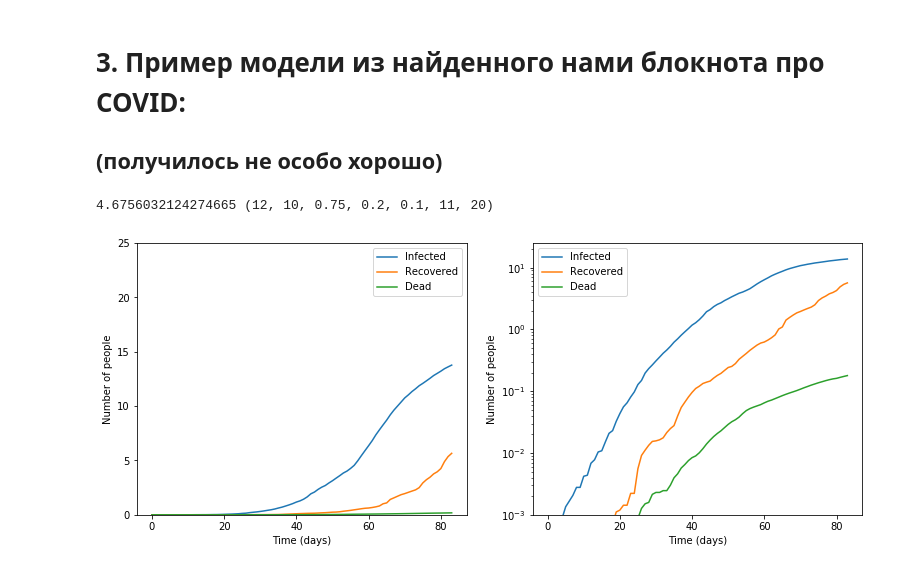
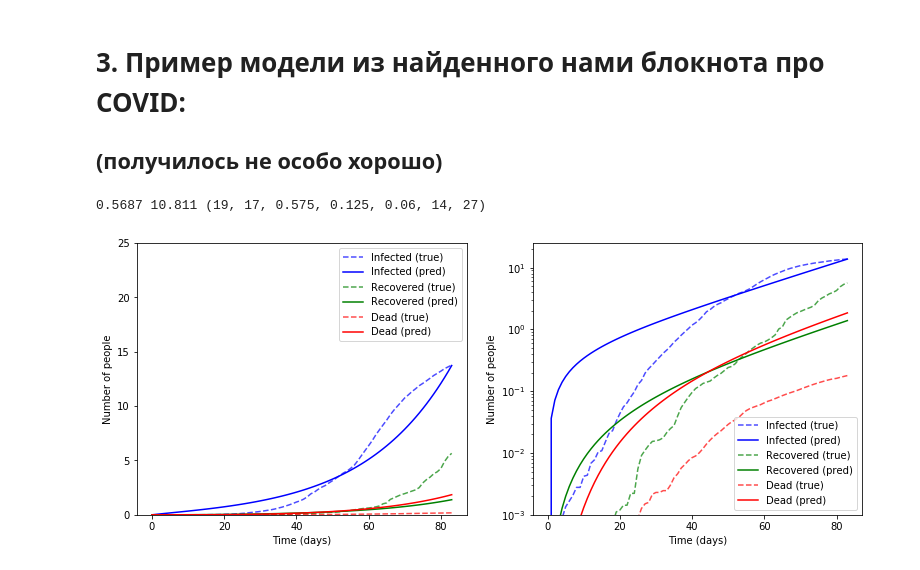
Before and after one commit to apugachev/covid-project, a Jupyter notebook: params_fitter.ipynb, the cells around one changed output. Drawn from its saved outputs; the diff is of its cells as text; code cells hidden in the pictures.

Commit message:
Add train/val split and output both train loss and validation loss; combine true/predicted values on the same plot

```diff
--- a/params_fitter.ipynb
+++ b/params_fitter.ipynb
@@ -265,11 +304,47 @@ true_ird = (
 )
 time_points = np.arange(true_ird[0].shape[0])
 # %%
-loss, best_solution, best_params = fit(func_getter, time_points, params, solution_to_IRD, true_ird)
-print(loss, best_params)
+train_loss, val_loss, best_solution, best_params = fit(
+    func_getter,
+    time_points,
+    params,
+    solution_to_IRD,
+    true_ird,
+    val_samples=0.25,
+)
+print(round(train_loss, 4), round(val_loss, 4), best_params)
 # %% [output]
-4.6756032124274665 (12, 10, 0.75, 0.2, 0.1, 11, 20)
+0.5687 10.811 (19, 17, 0.575, 0.125, 0.06, 14, 27)
+# %%
+# Небольшая функция для быстрой отрисовки графичков, объединяющая реальные данные и смоделированные
+def plot_data_together(time_points, predicted_data, true_data, upper_limit, labels=None):
+    colors = ['b', 'g', 'r', 'y', 'k', 'm']
+    if not labels:
+        labels = ['']*len(true_data)
+    susceptible, infected, recovered = true_data
+
+    plt.figure(figsize=(13,5))
+    plt.subplot(1,2,1)
+    for y_pred, y_true, color, label in zip(predicted_data, true_data, colors, labels):
+        plt.plot(time_points, y_true, color+'--', label=label+' (true)', alpha=0.7)
+        plt.plot(time_points, y_pred, color, label=label+' (pred)')
+
+    plt.xlabel("Time (days)")
+    plt.ylabel("Number of people")
+    plt.legend()
+    plt.ylim([0, upper_limit])
+
+    #Same plot but on log scale
+    plt.subplot(1,2,2)
+    for y_pred, y_true, color, label in zip(predicted_data, true_data, colors, labels):
+        plt.plot(time_points, y_true, color+'--', label=label+' (true)', alpha=0.7)
+        plt.plot(time_points, y_pred, color, label=label+' (pred)')
+    plt.semilogy()
+    plt.xlabel("Time (days)")
+    plt.ylabel("Number of people")
+    plt.legend()
+    plt.ylim([0.001, upper_limit])
 # %%
-plot_data(time_points, true_ird, N/40, labels=["Infected", "Recovered", "Dead"])
+plot_data_together(time_points, solution_to_IRD(best_solution), true_ird, N/40, labels=["Infected", "Recovered", "Dead"])
 # %% [output]
-[figure, old version]
+[figure, new version]
```
Also changed, not shown: parts of 10 cells of this notebook.
